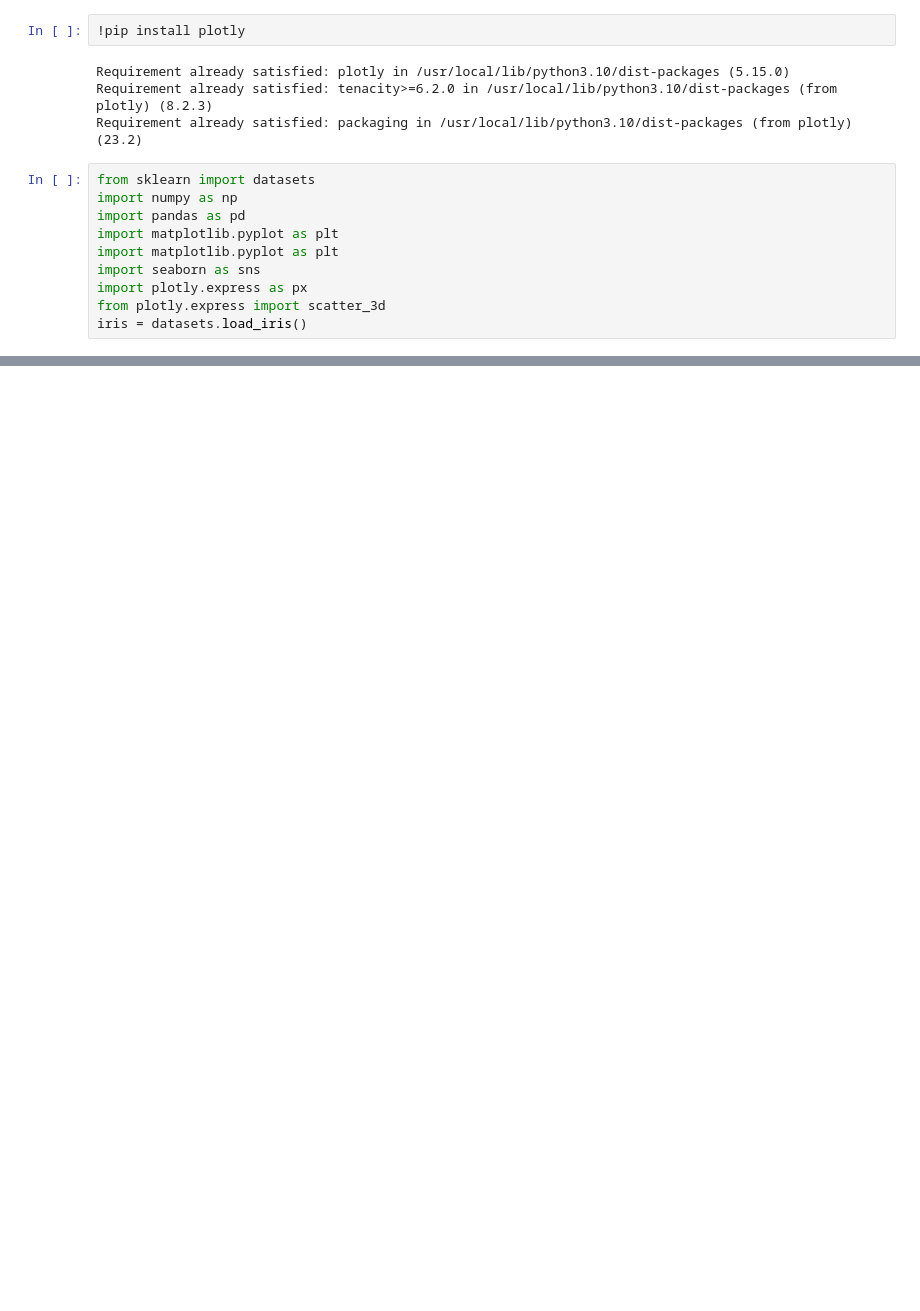
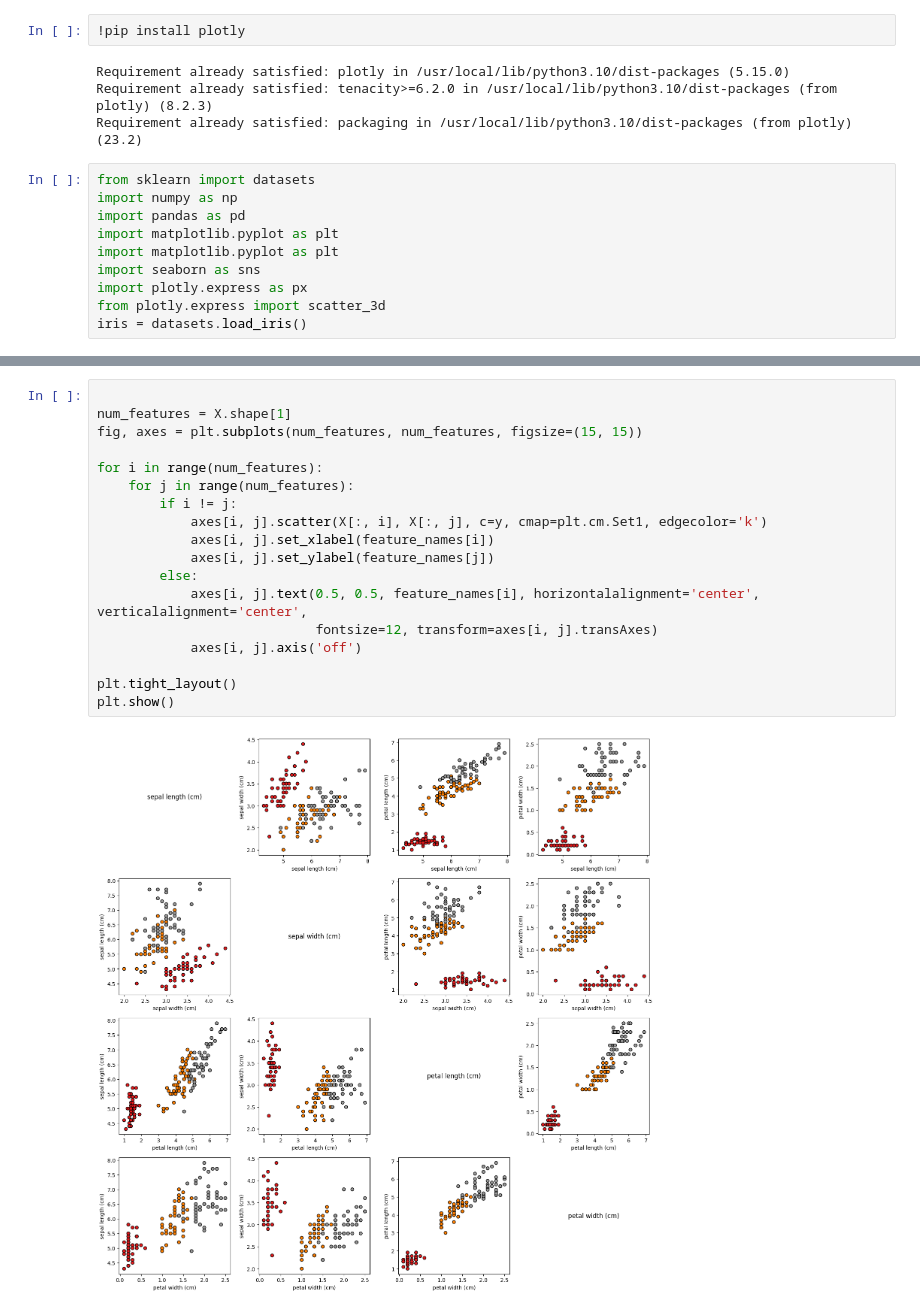
Before and after one commit to Is7ac/ML, a Jupyter notebook: lab1.ipynb, the cells around one changed output, grey strips where cells are left out. Cells and saved outputs as stored; diff of their text form; blank space fills up the shorter version.

```diff
--- a/lab1.ipynb
+++ b/lab1.ipynb
@@ -27,0 +38,20 @@ _ = ax.legend(scatter.legend_elements()[0], iris.target_names, loc="lower right"
+# %%
+
+num_features = X.shape[1]
+fig, axes = plt.subplots(num_features, num_features, figsize=(15, 15))
+
+for i in range(num_features):
+    for j in range(num_features):
+        if i != j:
+            axes[i, j].scatter(X[:, i], X[:, j], c=y, cmap=plt.cm.Set1, edgecolor='k')
+            axes[i, j].set_xlabel(feature_names[i])
+            axes[i, j].set_ylabel(feature_names[j])
+        else:
+            axes[i, j].text(0.5, 0.5, feature_names[i], horizontalalignment='center', verticalalignment='center',
+                            fontsize=12, transform=axes[i, j].transAxes)
+            axes[i, j].axis('off')
+
+plt.tight_layout()
+plt.show()
+# %% [output]
+[figure, added]
```
Also changed, not shown: parts of 3 cells of this notebook.
